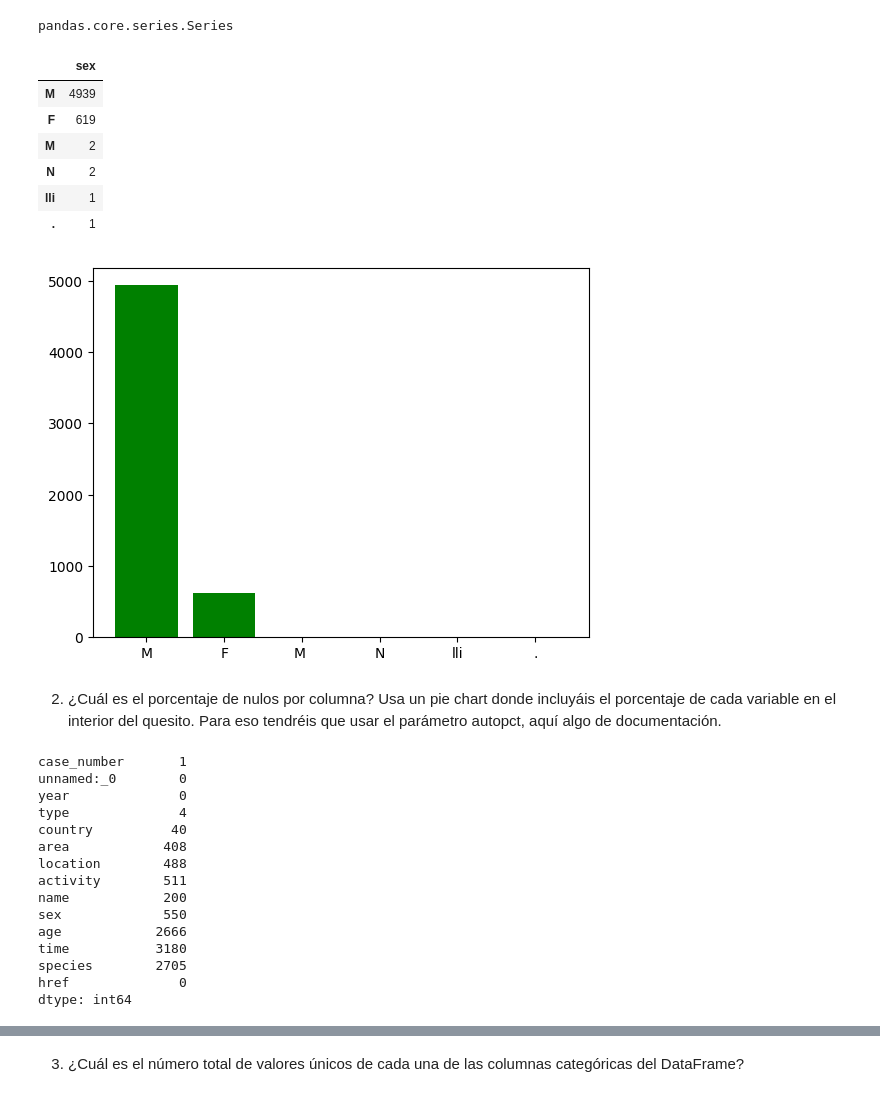
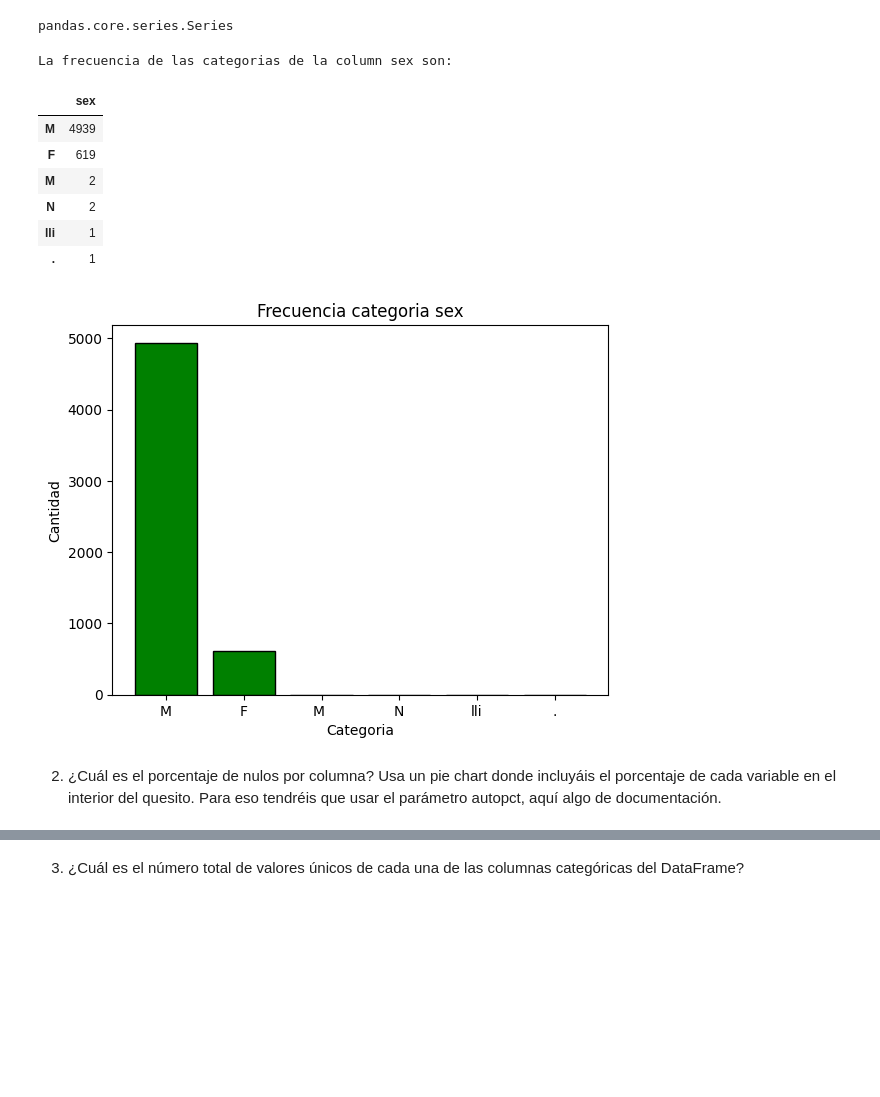
Before and after one commit to Adalab/DA_PromoC_Modulo2_Sprint1_Ana-Anahi, a Jupyter notebook: Visualizacion/pp-visualizacion-1.ipynb, the cells around one changed output, grey strips where cells are left out. Cells and saved outputs as stored; diff of their text form; code cells hidden in the pictures; blank space fills up the shorter version.

```diff
--- a/Visualizacion/pp-visualizacion-1.ipynb
+++ b/Visualizacion/pp-visualizacion-1.ipynb
@@ -21,8 +21,10 @@ type(categorias_sex)
 pandas.core.series.Series
 # %%
 sex = pd.DataFrame(categorias_sex)
+print('La frecuencia de las categorias de la column sex son:')
 sex
 # %% [output]
+La frecuencia de las categorias de la column sex son:
 |  | sex |
 | M | 4939 |
 | F | 619 |
@@ -33,32 +35,17 @@ sex
 # %%
 plt.figure()
 
 
-plt.bar(sex.index, sex['sex'], color='green')
+plt.bar(sex.index, sex['sex'], color='green', edgecolor= 'black')
 
+plt.title('Frecuencia categoria sex')
+plt.ylabel('Cantidad')
+plt.xlabel('Categoria')
 
 plt.show();
 # %% [output]
-[figure, old version]
+[figure, new version]
 # %% [markdown]
 2) ¿Cuál es el porcentaje de nulos por columna? Usa un pie chart donde incluyáis el porcentaje de cada variable en el interior del quesito. Para eso tendréis que usar el parámetro autopct, aquí algo de documentación.
-# %%
-df.isnull().sum()
-# %% [output]
-case_number       1
-unnamed:_0        0
-year              0
-type              4
-country          40
-area            408
-location        488
-activity        511
-name            200
-sex             550
-age            2666
-time           3180
-species        2705
-href              0
-dtype: int64
 # %%
 x = pd.DataFrame([df.isnull().sum()]).T
```
Also changed, not shown: parts of 7 cells of this notebook.
